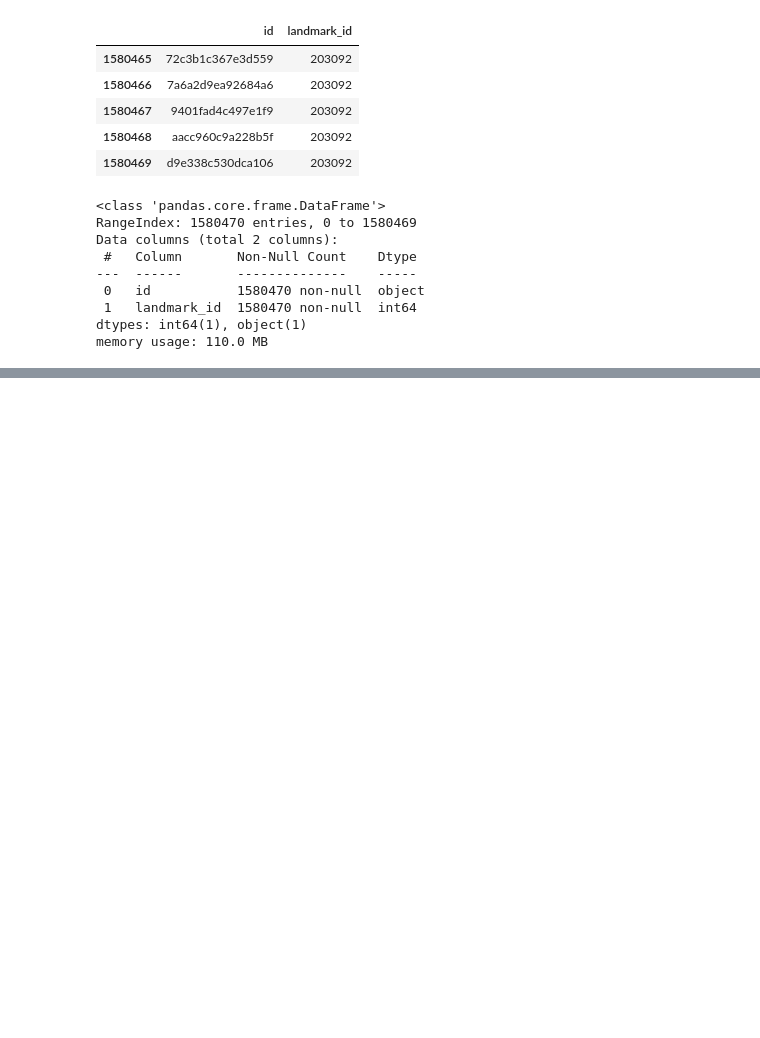
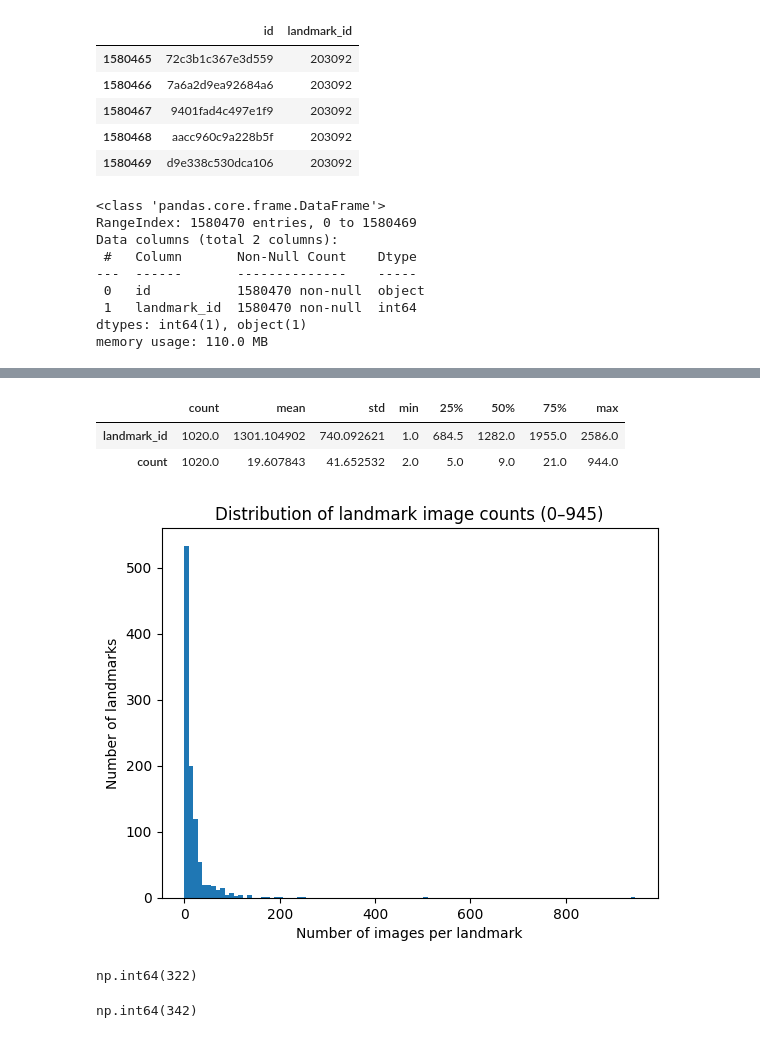
Before and after one commit to CodeByD3v/ML-Experiments, a Jupyter notebook: Google Landmark Detection/notebook/Google-Landmark-Detection.ipynb, the cells around one changed output, grey strips where cells are left out. Cells and saved outputs as stored; diff of their text form; code cells hidden in the pictures; blank space fills up the shorter version.

Commit message:
DATASET :  LOADING & VISUAL

```diff
--- a/Google Landmark Detection/notebook/Google-Landmark-Detection.ipynb
+++ b/Google Landmark Detection/notebook/Google-Landmark-Detection.ipynb
@@ -25,5 +25,5 @@ from PIL import Image
 # %% [markdown]
 ## 2. Loading Dataset
 # %%
-df = pd.read_csv("train.csv")
+df = pd.read_csv("../train.csv")
 # %%
@@ -56,3 +59,9 @@ Data columns (total 2 columns):
  1   landmark_id  1580470 non-null  int64
 dtypes: int64(1), object(1)
 memory usage: 110.0 MB
+# %%
+# Taking 30k samples from the dataset
+samples = 20000
+df  = df.iloc[: samples , :]
+n_unique_classes = len(df["landmark_id"].unique()) #  unique number of data
+n_data  = len(df) # no.of data
@@ -58,0 +76,5 @@ memory usage: 110.0 MB
+# %%
+data = pd.DataFrame(df["landmark_id"].value_counts()).reset_index()
+
+# Starting
+data.head()
@@ -58,0 +98,23 @@ memory usage: 110.0 MB
+# %%
+data.describe().T
+# %% [output]
+|  | count | mean | std | min | 25% | 50% | 75% | max |
+| landmark_id | 1020.0 | 1301.104902 | 740.092621 | 1.0 | 684.5 | 1282.0 | 1955.0 | 2586.0 |
+| count | 1020.0 | 19.607843 | 41.652532 | 2.0 | 5.0 | 9.0 | 21.0 | 944.0 |
+# %%
+# Visual distribution of sample
+plt.hist(data["count"] , 100  , range = (0 , 945))
+plt.xlabel("Number of images per landmark")
+plt.ylabel("Number of landmarks")
+plt.title("Distribution of landmark image counts (0–945)")
+plt.show()
+# %% [output]
+[figure, added]
+# %%
+data["count"].between(0 , 5).sum()
+# %% [output]
+np.int64(322)
+# %%
+data["count"].between(5 , 10).sum()
+# %% [output]
+np.int64(342)
```
Also changed, not shown: parts of 8 cells of this notebook.
